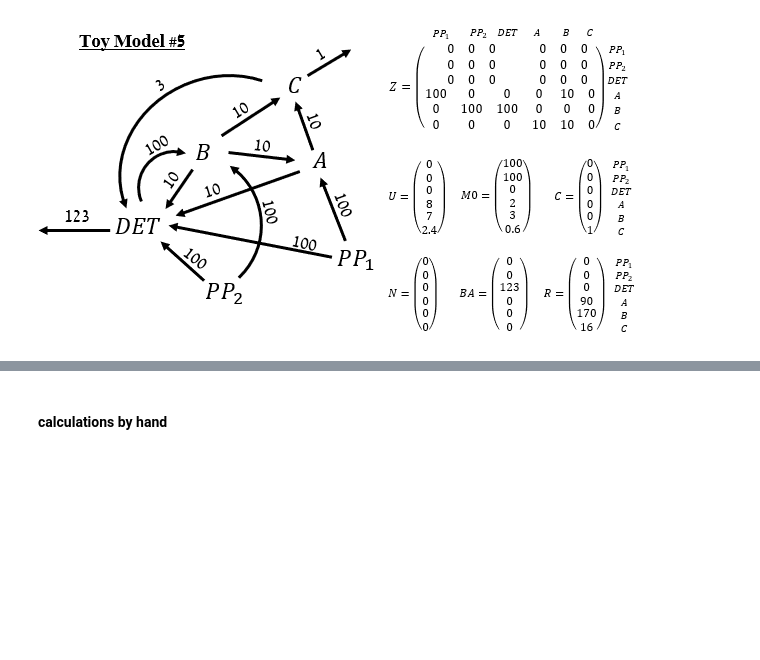
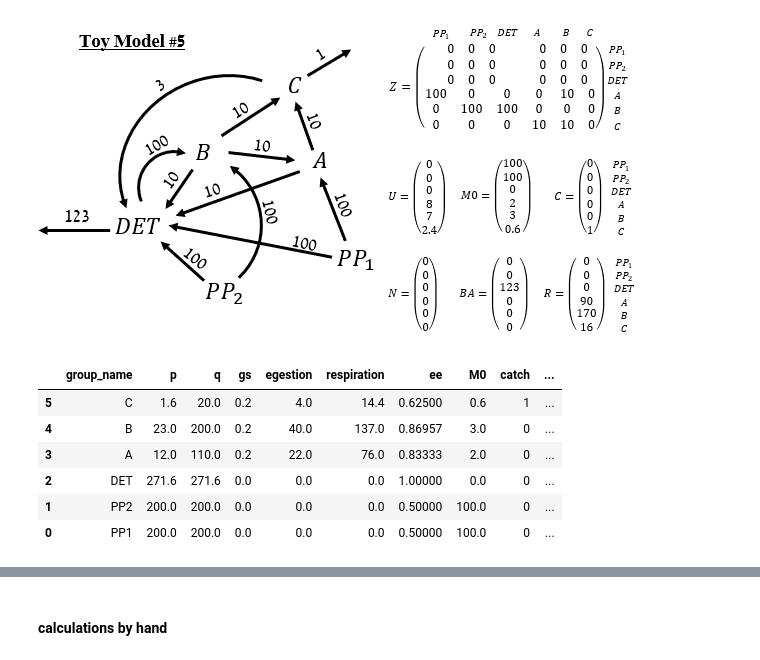
Before and after one commit to idocarmel1/PPREstimation, a Jupyter notebook: ToyModels/comp0426.ipynb, the cells around one changed output, grey strips where cells are left out. Drawn from its saved outputs; the diff is of its cells as text; code cells hidden in the pictures; blank space fills up the shorter version.

```diff
--- a/ToyModels/comp0426.ipynb
+++ b/ToyModels/comp0426.ipynb
@@ -431,50 +431,56 @@ groups_df['catch'] = [0, 0, 0, 0, 0, 1]
 groups_df['predation'] = Z.fillna(0).sum(axis=0).sort_index(ascending=False).copy()
 
 groups_df['M0'] = [100, 100, 0, 2, 3, 0.6]
 groups_df['egestion'] = [0, 0, 0, 8, 7, 2.4]
 
 # groups_df['M0'] = [100, 100, 0, 10, 10, 3]
 # groups_df['egestion'] = 0
 
 groups_df['respiration'] = [0, 0, 0, 90, 170, 16]
 groups_df['biomass_accum'] = [0, 0, 123, 0, 0, 0]
 
 groups_df['immigration'] = 0
 groups_df['emigration'] = 0
 groups_df['net_migration'] = groups_df['emigration'] - groups_df['immigration']
 
 groups_df['p'] = groups_df['catch'] + groups_df['M0'] + groups_df['predation'] + groups_df['net_migration'] + groups_df['biomass_accum']
 groups_df['q'] = groups_df['p'] + groups_df['egestion'] + groups_df['respiration']
 
 groups_df['ee'] = 1 - groups_df['M0'] / groups_df['p']
 groups_df['ge'] = groups_df['p'] / groups_df['q']
 groups_df['gs'] = groups_df['egestion'] / groups_df['q']
 
-# df_with_nans = groups_df.copy()
-# # df_with_nans['gs'] = np.nan            # Should default to 0.2
-# df_with_nans['net_migration'] = np.nan # Should default to 0
-# # df_with_nans.loc[3, 'egestion'] = np.nan # Should be calculated via q * 0.2
-# # Test it by deleting 'ee' - it should now calculate it without crashing
-# df_with_nans.loc[3, 'ee'] = np.nan
-# df_with_nans.loc[3, 'M0'] = np.nan
-# df_with_nans.loc[4, 'ee'] = np.nan
-# df_with_nans.loc[4, 'M0'] = np.nan
-# df_with_nans.loc[5, 'ee'] = np.nan
-# df_with_nans.loc[5, 'M0'] = np.nan
-# # df_with_nans.loc[5, 'catch'] = np.nan
-# df_with_nans.loc[0, 'ee'] = np.nan
-# df_with_nans.loc[0, 'M0'] = np.nan
-# df_with_nans.loc[:, 'biomass_accum'] = np.nan
+df_with_nans = groups_df.copy()
+df_with_nans[['egestion', 'gs', 'respiration', 'biomass_accum']] = np.nan
 
 self = PPRCalculator.from_dict({
     '_Z': Z,
     '_DC': DC,
     'seq2name': seq2name,
     'name2seq': name2seq,
-    '_groups_df': groups_df,
-    'n_groups': groups_df.shape[0],
-    'growth': groups_df['biomass_accum']
-} | groups_df.rename(columns={'ee': 'EE', 'ge': 'GE', 'gs': 'GS'}).to_dict(orient='series'), underdetermined=False, zero_biomass_accum=True, default_gs=False
+    '_groups_df': df_with_nans,
+    'n_groups': df_with_nans.shape[0],
+    'growth': df_with_nans['biomass_accum']
+} | df_with_nans.rename(columns={'ee': 'EE', 'ge': 'GE', 'gs': 'GS'}).to_dict(orient='series'), underdetermined=True, zero_biomass_accum=False, default_gs=True
 )
 
-# self.get_groups_df()[['group_name', 'p', 'q', 'gs', 'egestion', 'respiration', 'ee', 'M0', 'catch', 'biomass_accum']].round(5)
+# self = PPRCalculator.from_dict({
+#     '_Z': Z,
+#     '_DC': DC,
+#     'seq2name': seq2name,
+#     'name2seq': name2seq,
+#     '_groups_df': groups_df,
+#     'n_groups': groups_df.shape[0],
+#     'growth': groups_df['biomass_accum']
+# } | groups_df.rename(columns={'ee': 'EE', 'ge': 'GE', 'gs': 'GS'}).to_dict(orient='series'), underdetermined=False, zero_biomass_accum=True, default_gs=False
+# )
+
+self.get_groups_df()[['group_name', 'p', 'q', 'gs', 'egestion', 'respiration', 'ee', 'M0', 'catch', 'biomass_accum']].round(5)
+# %% [output]
+|  | group_name | p | q | gs | egestion | respiration | ee | M0 | catch | ... |
+| 5 | C | 1.6 | 20.0 | 0.2 | 4.0 | 14.4 | 0.62500 | 0.6 | 1 | ... |
+| 4 | B | 23.0 | 200.0 | 0.2 | 40.0 | 137.0 | 0.86957 | 3.0 | 0 | ... |
+| 3 | A | 12.0 | 110.0 | 0.2 | 22.0 | 76.0 | 0.83333 | 2.0 | 0 | ... |
+| 2 | DET | 271.6 | 271.6 | 0.0 | 0.0 | 0.0 | 1.00000 | 0.0 | 0 | ... |
+| 1 | PP2 | 200.0 | 200.0 | 0.0 | 0.0 | 0.0 | 0.50000 | 100.0 | 0 | ... |
+| 0 | PP1 | 200.0 | 200.0 | 0.0 | 0.0 | 0.0 | 0.50000 | 100.0 | 0 | ... |
```
Also changed, not shown: parts of 2 cells of this notebook, 3 other files.
